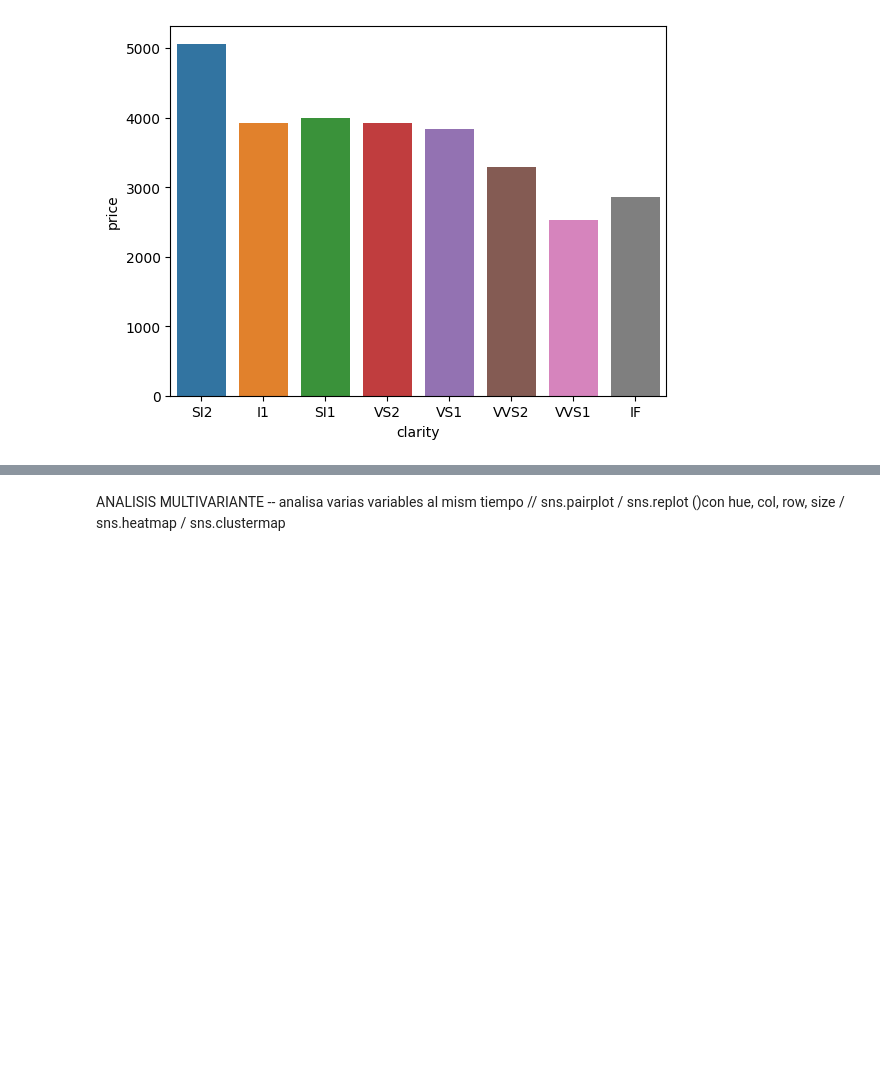
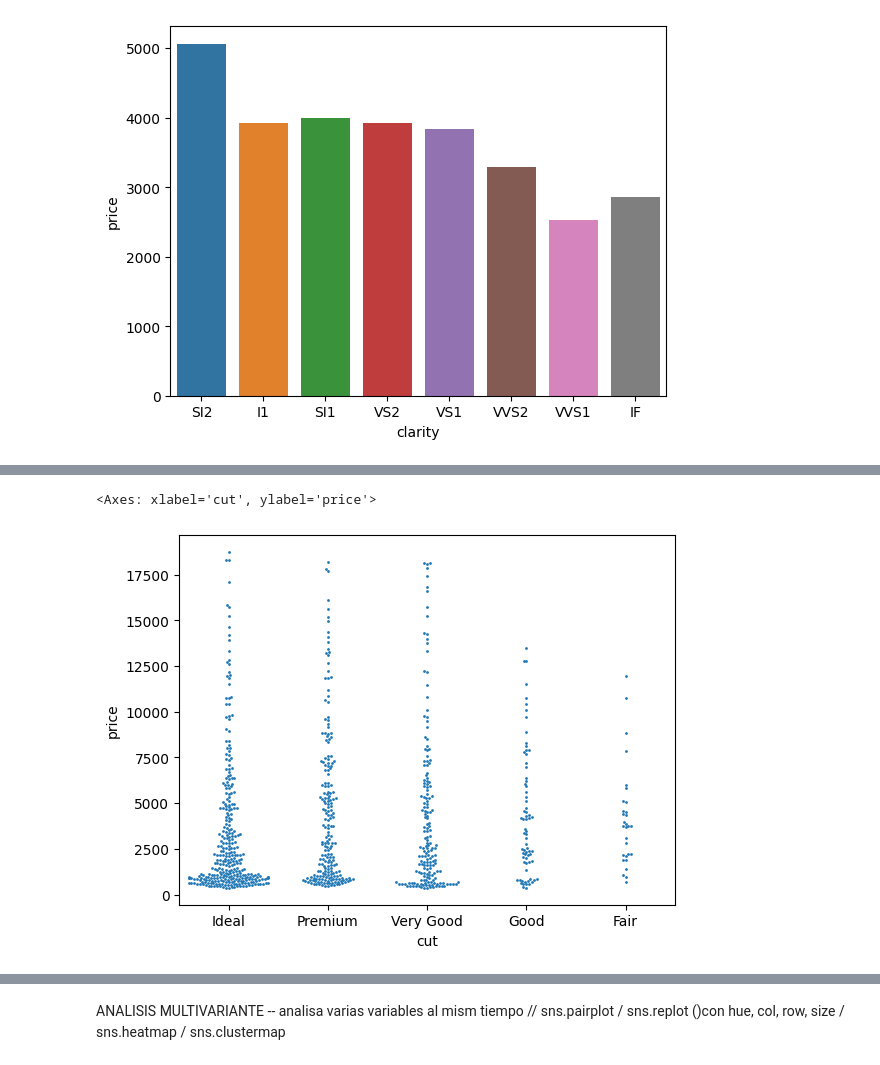
Before and after one commit to MiguelAngel3378/CURSO_ANALISIS_BD2, a Jupyter notebook: m5_visualizacion/seaborn/notebooks/ejemplo2.ipynb, the cells around one changed output, grey strips where cells are left out. Cells and saved outputs as stored; diff of their text form; code cells hidden in the pictures; blank space fills up the shorter version.

```diff
--- a/m5_visualizacion/seaborn/notebooks/ejemplo2.ipynb
+++ b/m5_visualizacion/seaborn/notebooks/ejemplo2.ipynb
@@ -200,0 +213,6 @@ sns.barplot(data=df, x='clarity', y='price', errorbar=None, order=df_price_by_cl
+# %%
+# sns.swarmplot: CUIDADO consume recursos dado que no superpone los puntos
+sns.swarmplot(data=df.sample(800), x='cut', y='price', size=2)
+# %% [output]
+<Axes: xlabel='cut', ylabel='price'>
+[figure, added]
```
Also changed, not shown: parts of 5 cells of this notebook.
